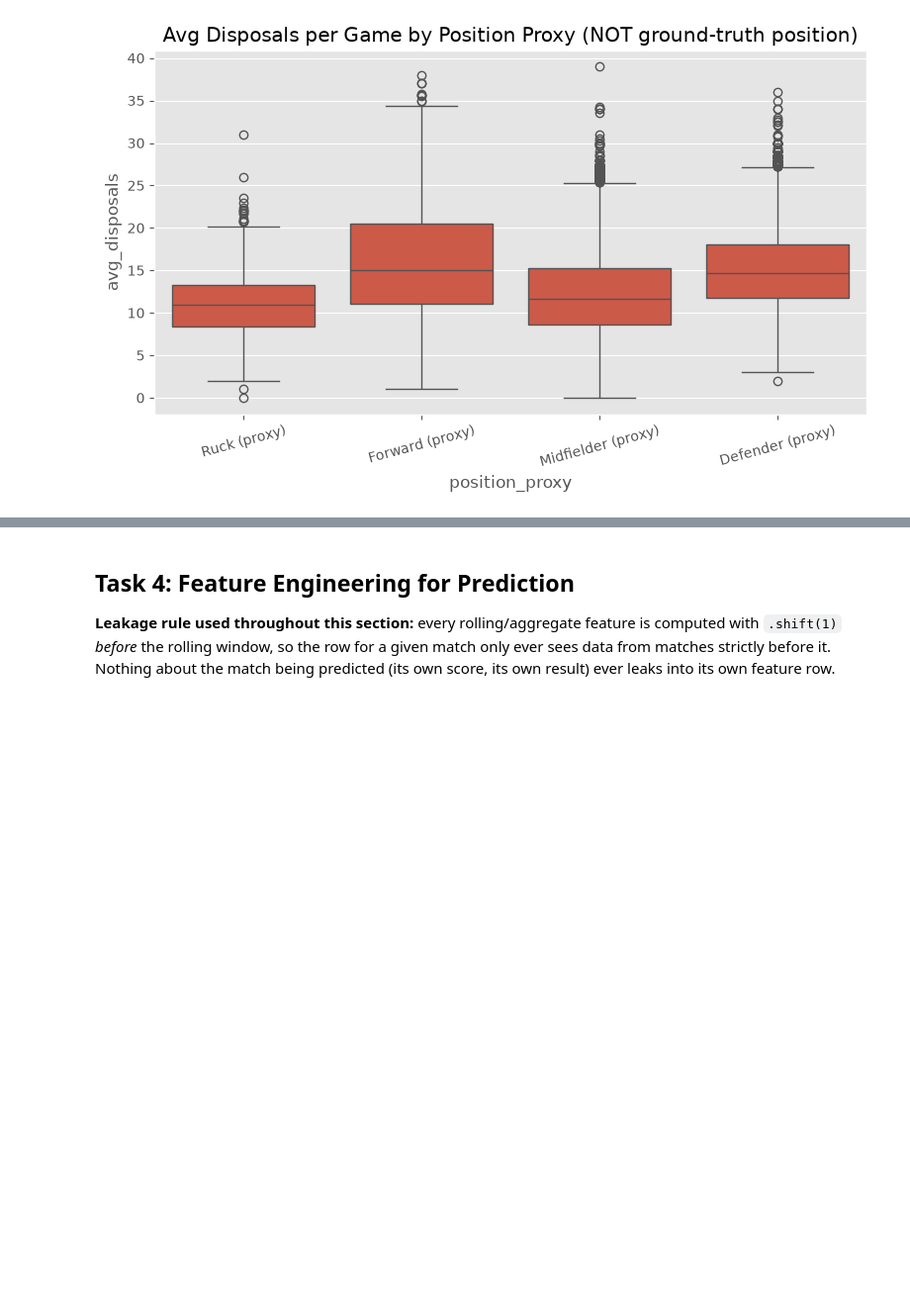
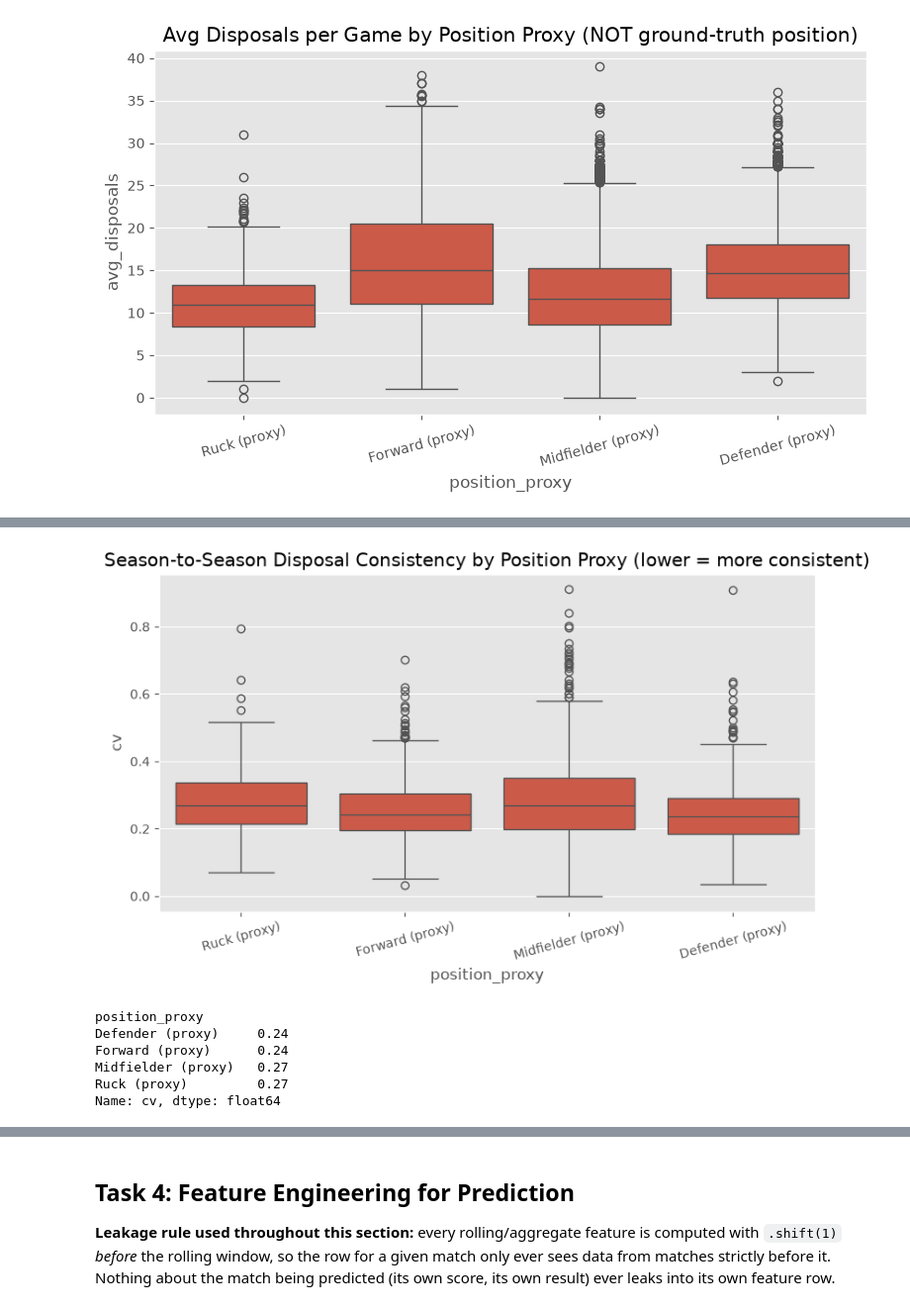
Before and after one commit to abdul-sami88/Netixsol, a Jupyter notebook: Week_6_CMIT_B2/Day1/week6_AFL_EDA_FE.ipynb, the cells around one changed output, grey strips where cells are left out. Shown at 99% size. Drawn from its saved outputs; the diff is of its cells as text; code cells hidden in the pictures; blank space fills up the shorter version.

```diff
--- a/Week_6_CMIT_B2/Day1/week6_AFL_EDA_FE.ipynb
+++ b/Week_6_CMIT_B2/Day1/week6_AFL_EDA_FE.ipynb
@@ -921,0 +1054,26 @@ Name: count, dtype: int64
+# %%
+pos_consistency = players_df.groupby('player_id').agg(
+    seasons_played=('year', 'nunique'),
+    mean_disposals=('avg_disposals', 'mean'),
+    std_disposals=('avg_disposals', 'std'),
+    position_proxy=('position_proxy', lambda s: s.mode().iloc[0] if not s.mode().empty else 'Unknown'),
+).query('seasons_played >= 3')
+pos_consistency['cv'] = pos_consistency['std_disposals'] / pos_consistency['mean_disposals']
+
+fig, ax = plt.subplots(figsize=(8, 5))
+sns.boxplot(data=pos_consistency, x='position_proxy', y='cv', ax=ax)
+ax.set_title('Season-to-Season Disposal Consistency by Position Proxy (lower = more consistent)')
+plt.xticks(rotation=15)
+plt.tight_layout()
+plt.savefig('exported_charts/season to season disposals.png')
+plt.show()
+
+print(pos_consistency.groupby('position_proxy')['cv'].median().sort_values())
+# %% [output]
+[figure, added]
+position_proxy
+Defender (proxy)     0.24
+Forward (proxy)      0.24
+Midfielder (proxy)   0.27
+Ruck (proxy)         0.27
+Name: cv, dtype: float64
```
Also changed, not shown: parts of 44 cells of this notebook, 11 other files.
